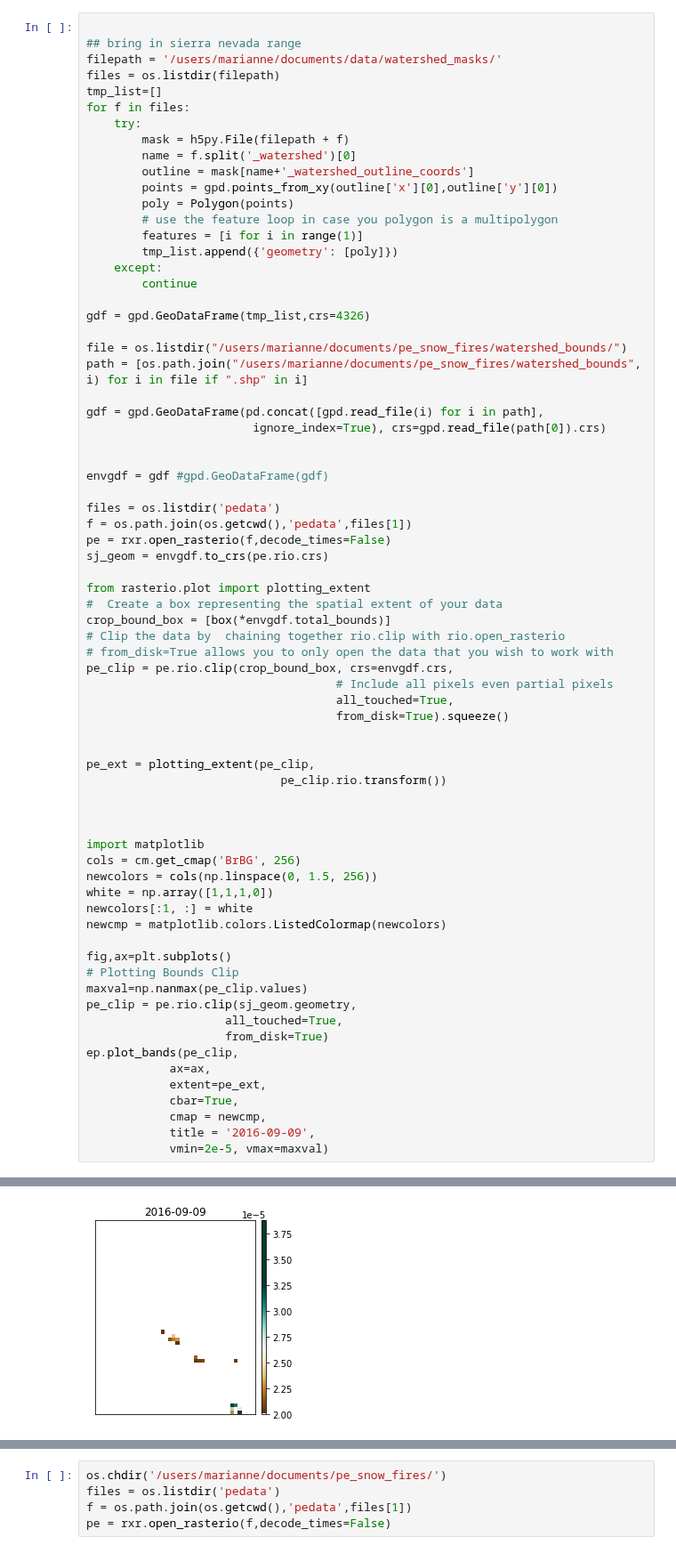
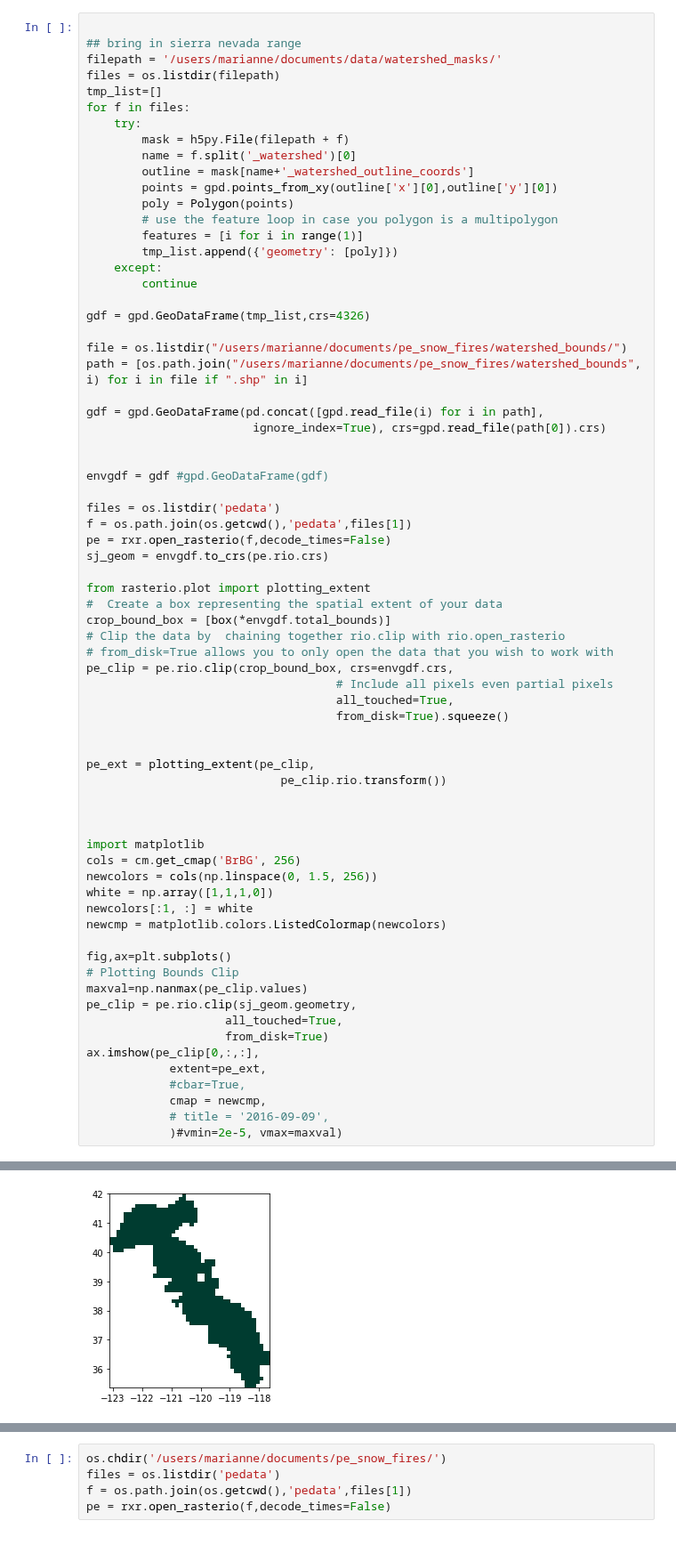
Before and after one commit to mariannecowherd/pe_snow_fires, a Jupyter notebook: scripts/snow_aridity.ipynb, the cells around one changed output, grey strips where cells are left out. Shown at 89% size. Cells and saved outputs as stored; diff of their text form.

```diff
--- a/scripts/snow_aridity.ipynb
+++ b/scripts/snow_aridity.ipynb
@@ -92,11 +89,10 @@ maxval=np.nanmax(pe_clip.values)
 pe_clip = pe.rio.clip(sj_geom.geometry,
                     all_touched=True,
                     from_disk=True)
-ep.plot_bands(pe_clip,
-            ax=ax,
+ax.imshow(pe_clip[0,:,:],
             extent=pe_ext,
-            cbar=True,
+            #cbar=True,
             cmap = newcmp,
-            title = '2016-09-09',
-            vmin=2e-5, vmax=maxval)
+            # title = '2016-09-09',
+            )#vmin=2e-5, vmax=maxval)
 # %% [output]
@@ -104,2 +100,2 @@ ep.plot_bands(pe_clip,
-[figure, old version]
+[figure, new version]
 # %%
```
Also changed, not shown: parts of 3 cells of this notebook, 5 other files.
